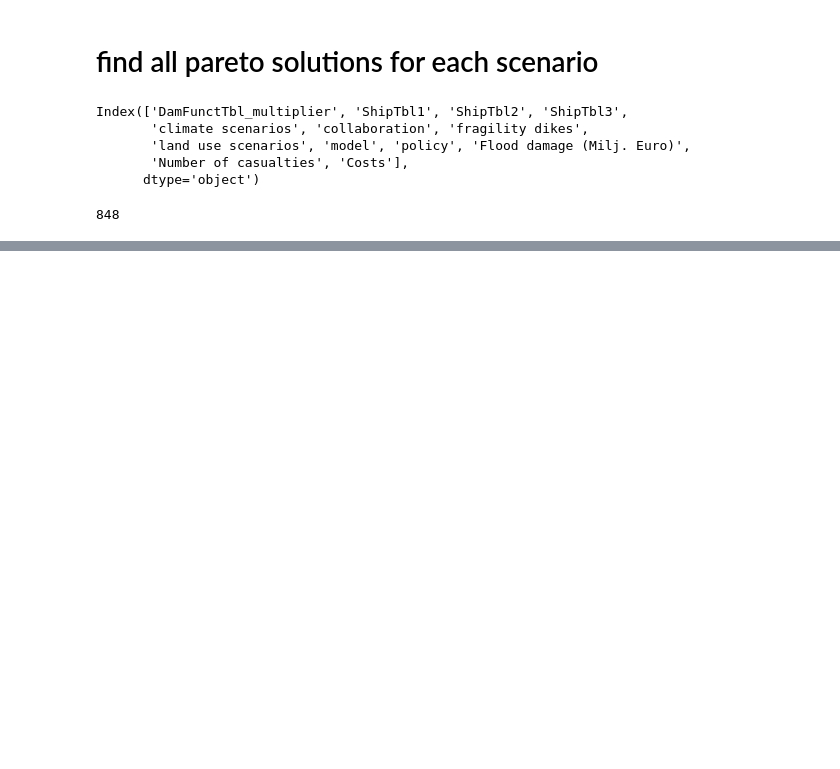
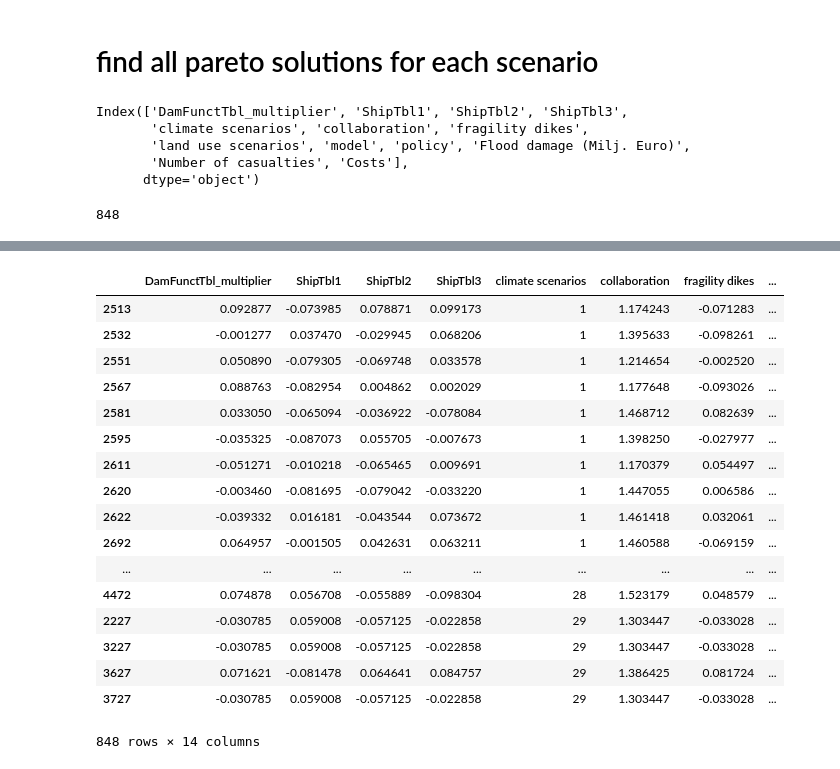
Before and after one commit to TRomijn/MBDM-project, a Jupyter notebook: Poster Assignment/3. Tim - Finding most robust policies-with new data.ipynb, the cells around one changed output, grey strips where cells are left out. Saved outputs shown, nothing was run; the diff lists cells and outputs as text; code cells hidden in the pictures; blank space fills up the shorter version.

```diff
--- a/Poster Assignment/3. Tim - Finding most robust policies-with new data.ipynb
+++ b/Poster Assignment/3. Tim - Finding most robust policies-with new data.ipynb
@@ -159,0 +179,21 @@ plt.show()
+# %%
+df2
+# %% [output]
+|  | DamFunctTbl_multiplier | ShipTbl1 | ShipTbl2 | ShipTbl3 | climate scenarios | collaboration | fragility dikes | ... |
+| 2513 | 0.092877 | -0.073985 | 0.078871 | 0.099173 | 1 | 1.174243 | -0.071283 | ... |
+| 2532 | -0.001277 | 0.037470 | -0.029945 | 0.068206 | 1 | 1.395633 | -0.098261 | ... |
+| 2551 | 0.050890 | -0.079305 | -0.069748 | 0.033578 | 1 | 1.214654 | -0.002520 | ... |
+| 2567 | 0.088763 | -0.082954 | 0.004862 | 0.002029 | 1 | 1.177648 | -0.093026 | ... |
+| 2581 | 0.033050 | -0.065094 | -0.036922 | -0.078084 | 1 | 1.468712 | 0.082639 | ... |
+| 2595 | -0.035325 | -0.087073 | 0.055705 | -0.007673 | 1 | 1.398250 | -0.027977 | ... |
+| 2611 | -0.051271 | -0.010218 | -0.065465 | 0.009691 | 1 | 1.170379 | 0.054497 | ... |
+| 2620 | -0.003460 | -0.081695 | -0.079042 | -0.033220 | 1 | 1.447055 | 0.006586 | ... |
+| 2622 | -0.039332 | 0.016181 | -0.043544 | 0.073672 | 1 | 1.461418 | 0.032061 | ... |
+| 2692 | 0.064957 | -0.001505 | 0.042631 | 0.063211 | 1 | 1.460588 | -0.069159 | ... |
+| ... | ... | ... | ... | ... | ... | ... | ... | ... |
+| 4472 | 0.074878 | 0.056708 | -0.055889 | -0.098304 | 28 | 1.523179 | 0.048579 | ... |
+| 2227 | -0.030785 | 0.059008 | -0.057125 | -0.022858 | 29 | 1.303447 | -0.033028 | ... |
+| 3227 | -0.030785 | 0.059008 | -0.057125 | -0.022858 | 29 | 1.303447 | -0.033028 | ... |
+| 3627 | 0.071621 | -0.081478 | 0.064641 | 0.084757 | 29 | 1.386425 | 0.081724 | ... |
+| 3727 | -0.030785 | 0.059008 | -0.057125 | -0.022858 | 29 | 1.303447 | -0.033028 | ... |
+848 rows × 14 columns
```
Also changed, not shown: parts of 14 cells of this notebook, 5 other files.
